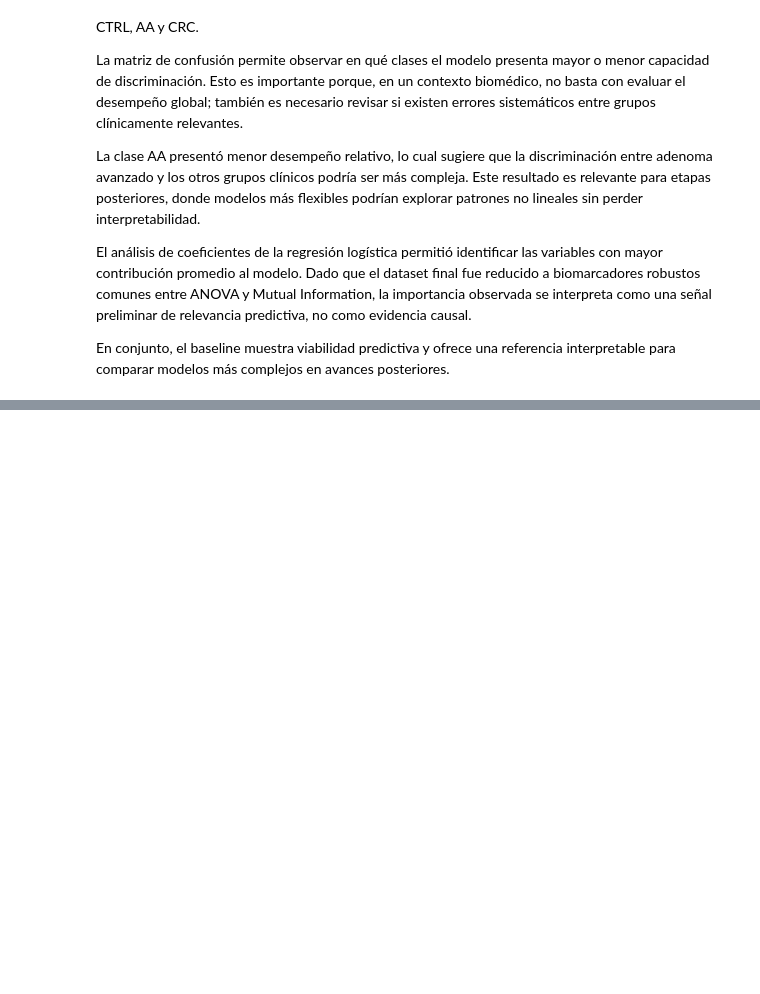
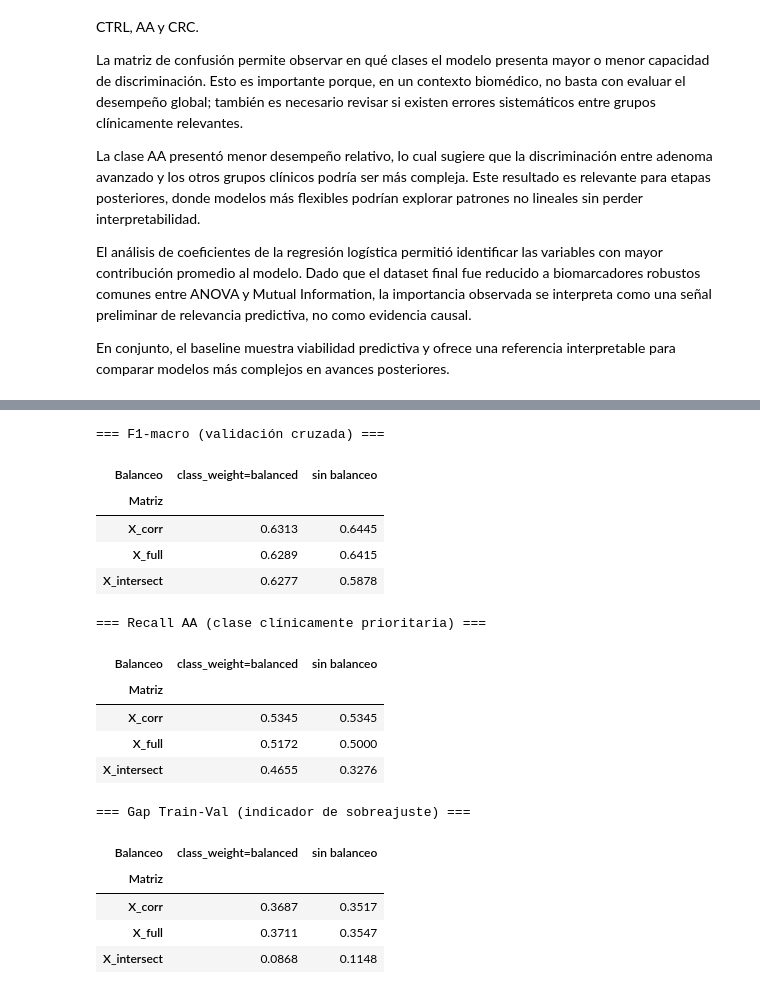
Before and after one commit to A01795919/proyecto_integrador_equipo-22, a Jupyter notebook: notebooks/Avance3_Equipo22.ipynb, the cells around one changed output, grey strips where cells are left out. Saved outputs shown, nothing was run; the diff lists cells and outputs as text; code cells hidden in the pictures; blank space fills up the shorter version.

```diff
--- a/notebooks/Avance3_Equipo22.ipynb
+++ b/notebooks/Avance3_Equipo22.ipynb
@@ -645,0 +714,34 @@ Este baseline establece una referencia **interpretable, reproducible y CRISP-ML(
+# %%
+# ============================================================
+# Resumen: pivot por matriz x esquema de balanceo
+# ============================================================
+print('=== F1-macro (validación cruzada) ===')
+pivot_f1 = selection_df.pivot(index='Matriz', columns='Balanceo', values='F1 Macro')
+display(pivot_f1)
+
+print('\n=== Recall AA (clase clínicamente prioritaria) ===')
+pivot_aa = selection_df.pivot(index='Matriz', columns='Balanceo', values='Recall AA')
+display(pivot_aa)
+
+print('\n=== Gap Train-Val (indicador de sobreajuste) ===')
+pivot_gap = selection_df.pivot(index='Matriz', columns='Balanceo', values='Gap (Train-Val)')
+display(pivot_gap)
+# %% [output]
+=== F1-macro (validación cruzada) ===
+| Balanceo | class_weight=balanced | sin balanceo |
+| Matriz |  |  |
+| X_corr | 0.6313 | 0.6445 |
+| X_full | 0.6289 | 0.6415 |
+| X_intersect | 0.6277 | 0.5878 |
+=== Recall AA (clase clínicamente prioritaria) ===
+| Balanceo | class_weight=balanced | sin balanceo |
+| Matriz |  |  |
+| X_corr | 0.5345 | 0.5345 |
+| X_full | 0.5172 | 0.5000 |
+| X_intersect | 0.4655 | 0.3276 |
+=== Gap Train-Val (indicador de sobreajuste) ===
+| Balanceo | class_weight=balanced | sin balanceo |
+| Matriz |  |  |
+| X_corr | 0.3687 | 0.3517 |
+| X_full | 0.3711 | 0.3547 |
+| X_intersect | 0.0868 | 0.1148 |
```
Also changed, not shown: parts of 9 cells of this notebook.
